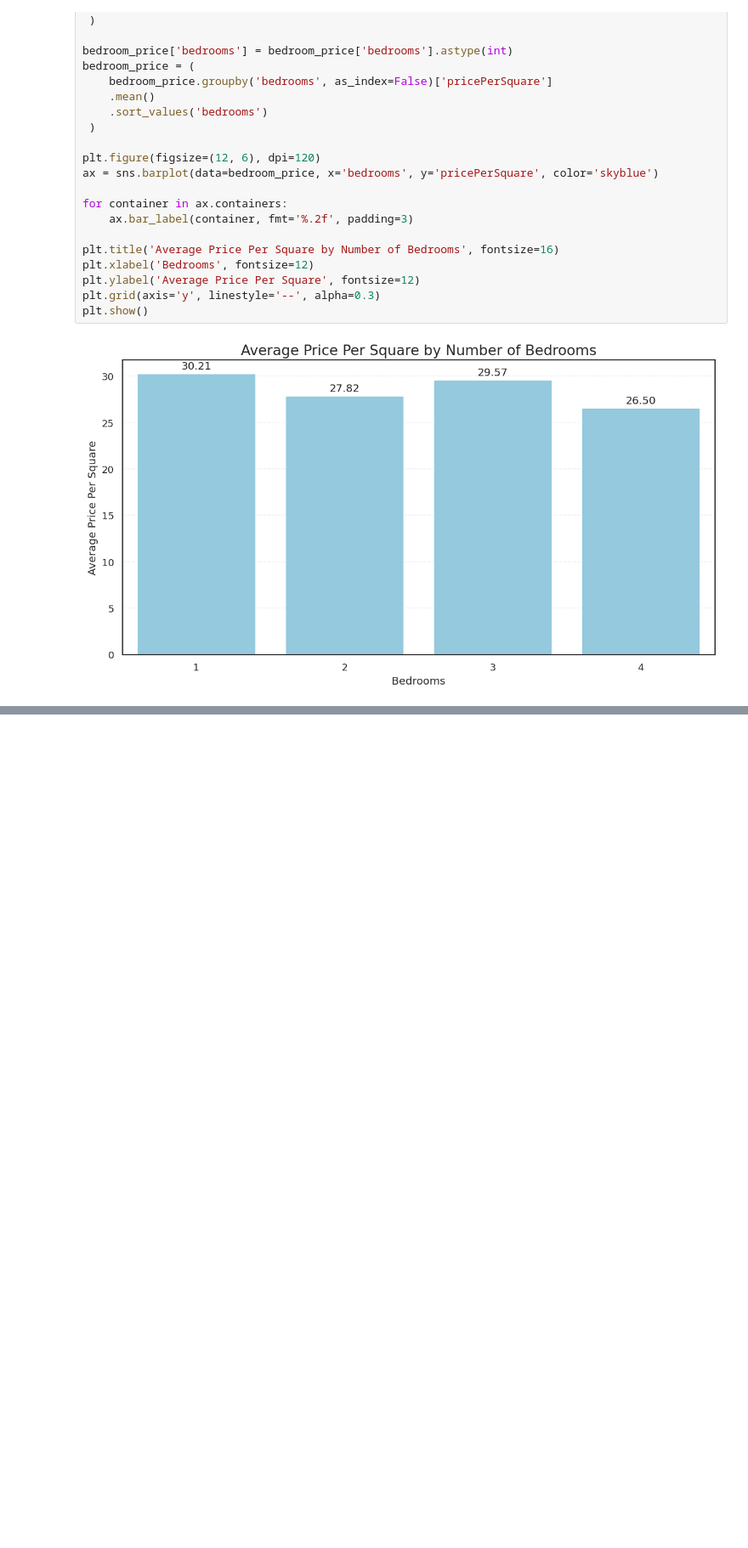
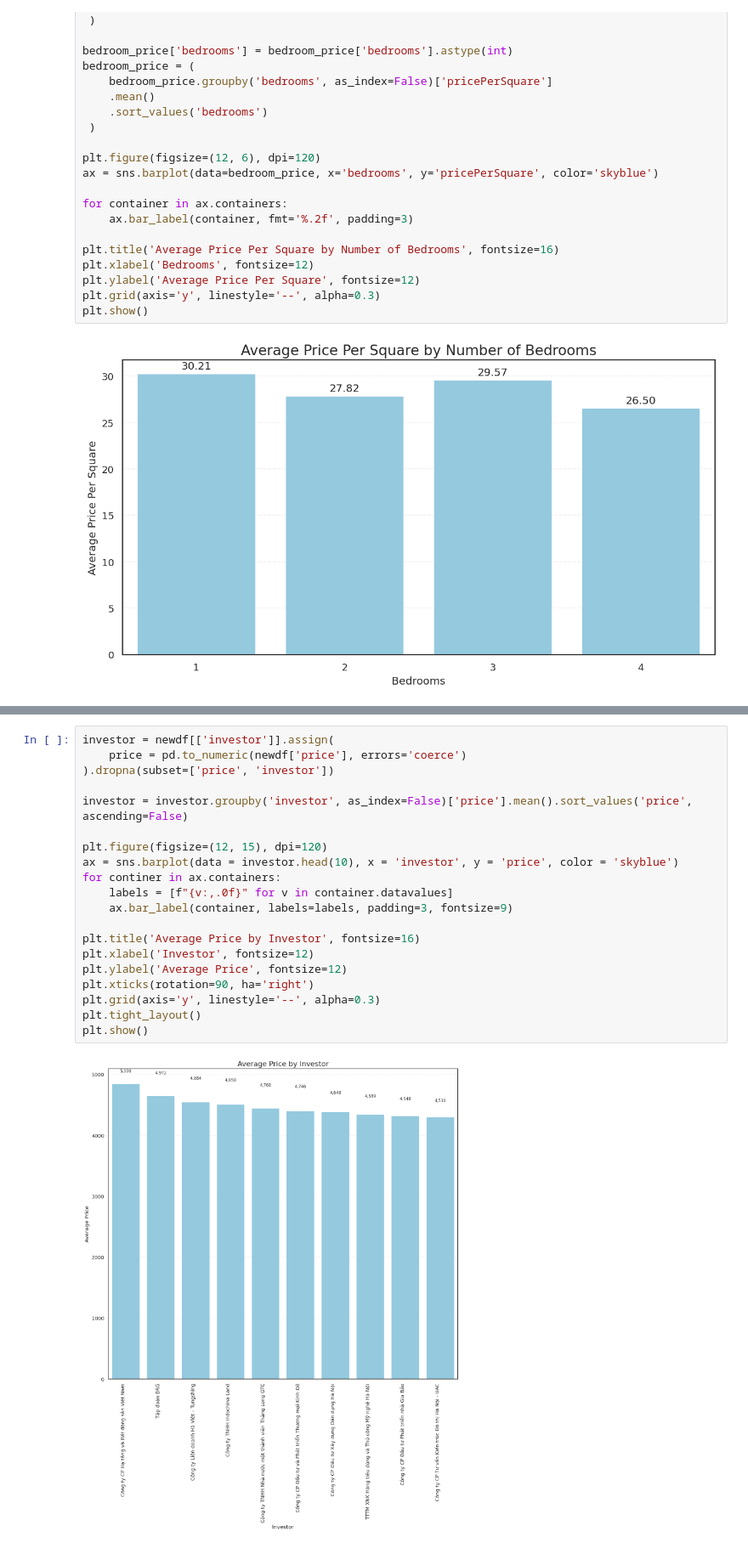
Before and after one commit to iwantagf/ML-LinhNV-Training, a Jupyter notebook: HW2/visualize_real_estate.ipynb, the cells around one changed output, grey strips where cells are left out. Shown at 85% size. Saved outputs shown, nothing was run; the diff lists cells and outputs as text; blank space fills up the shorter version.

```diff
--- a/HW2/visualize_real_estate.ipynb
+++ b/HW2/visualize_real_estate.ipynb
@@ -238,0 +296,22 @@ plt.show()
+# %%
+investor = newdf[['investor']].assign(
+    price = pd.to_numeric(newdf['price'], errors='coerce')
+).dropna(subset=['price', 'investor'])
+
+investor = investor.groupby('investor', as_index=False)['price'].mean().sort_values('price', ascending=False)
+
+plt.figure(figsize=(12, 15), dpi=120)
+ax = sns.barplot(data = investor.head(10), x = 'investor', y = 'price', color = 'skyblue')
+for continer in ax.containers:
+    labels = [f"{v:,.0f}" for v in container.datavalues]
+    ax.bar_label(container, labels=labels, padding=3, fontsize=9)
+
+plt.title('Average Price by Investor', fontsize=16)
+plt.xlabel('Investor', fontsize=12)
+plt.ylabel('Average Price', fontsize=12)
+plt.xticks(rotation=90, ha='right')
+plt.grid(axis='y', linestyle='--', alpha=0.3)
+plt.tight_layout()
+plt.show()
+# %% [output]
+[figure, added]
```
Also changed, not shown: parts of 6 cells of this notebook.
